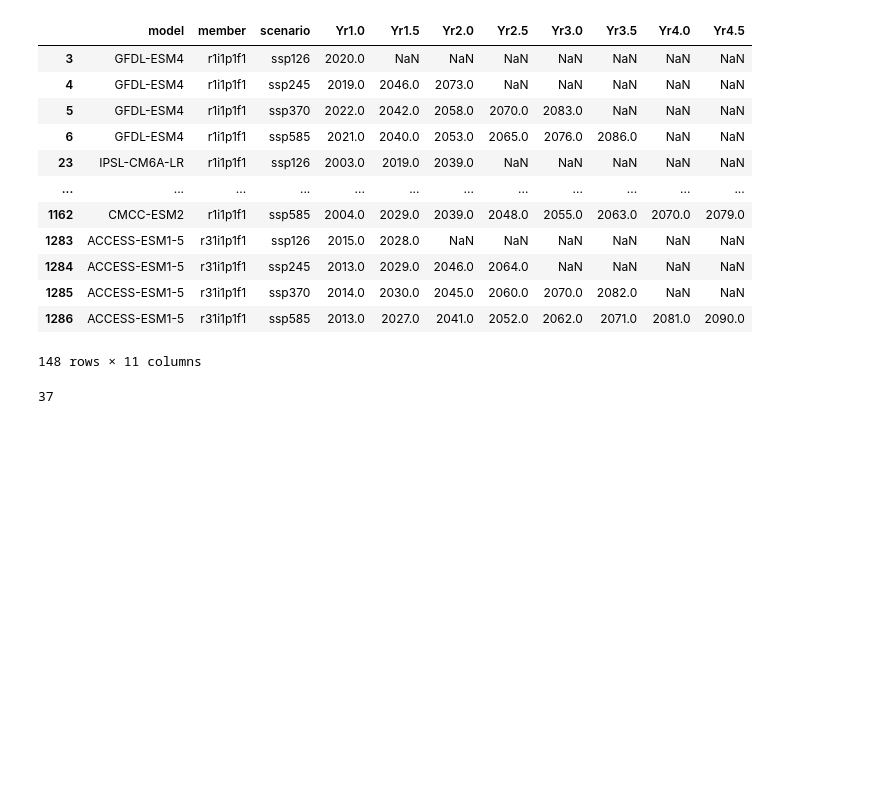
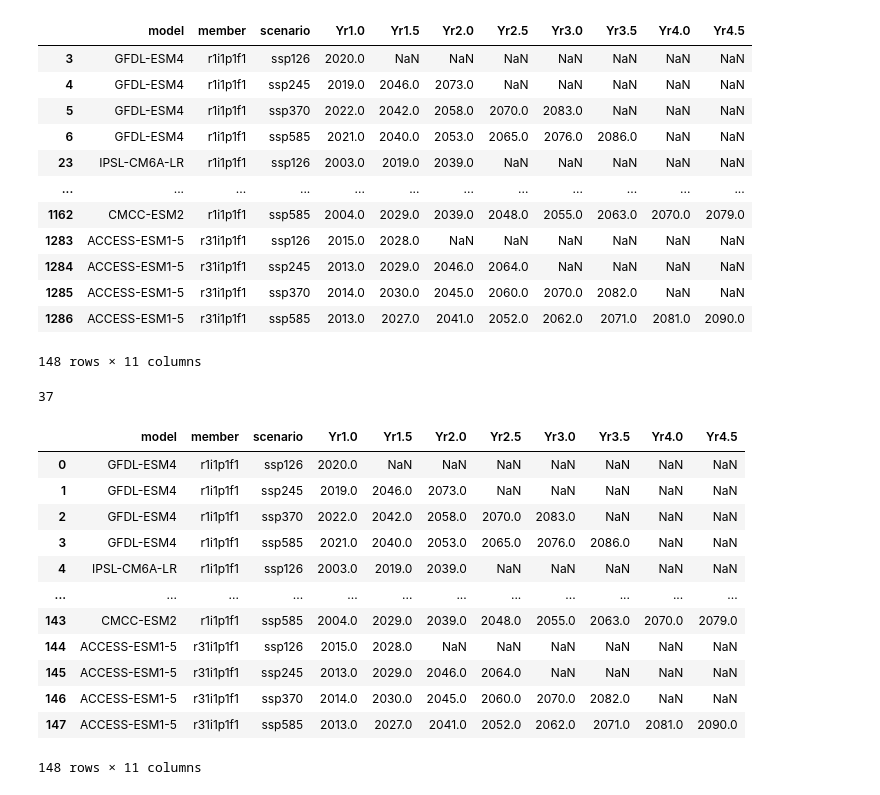
Before and after one commit to WoodwellRisk/Warming_levels, a Jupyter notebook: make_warming_year_table_for_21yr_best_subset.ipynb, the cells around one changed output. Cells and saved outputs as stored; diff of their text form; code cells hidden in the pictures; blank space fills up the shorter version.

```diff
--- a/make_warming_year_table_for_21yr_best_subset.ipynb
+++ b/make_warming_year_table_for_21yr_best_subset.ipynb
@@ -214,0 +215,17 @@ keep.to_csv('/home/abbylute/alute_bucket/warming_levels/data/warming_years_zarr_
+# %%
+keep = pd.read_csv('/home/abbylute/alute_bucket/warming_levels/data/warming_year_tables/warming_years_zarr_21yr_window_best_set.csv')
+keep
+# %% [output]
+|  | model | member | scenario | Yr1.0 | Yr1.5 | Yr2.0 | Yr2.5 | Yr3.0 | Yr3.5 | Yr4.0 | Yr4.5 |
+| 0 | GFDL-ESM4 | r1i1p1f1 | ssp126 | 2020.0 | NaN | NaN | NaN | NaN | NaN | NaN | NaN |
+| 1 | GFDL-ESM4 | r1i1p1f1 | ssp245 | 2019.0 | 2046.0 | 2073.0 | NaN | NaN | NaN | NaN | NaN |
+| 2 | GFDL-ESM4 | r1i1p1f1 | ssp370 | 2022.0 | 2042.0 | 2058.0 | 2070.0 | 2083.0 | NaN | NaN | NaN |
+| 3 | GFDL-ESM4 | r1i1p1f1 | ssp585 | 2021.0 | 2040.0 | 2053.0 | 2065.0 | 2076.0 | 2086.0 | NaN | NaN |
+| 4 | IPSL-CM6A-LR | r1i1p1f1 | ssp126 | 2003.0 | 2019.0 | 2039.0 | NaN | NaN | NaN | NaN | NaN |
+| ... | ... | ... | ... | ... | ... | ... | ... | ... | ... | ... | ... |
+| 143 | CMCC-ESM2 | r1i1p1f1 | ssp585 | 2004.0 | 2029.0 | 2039.0 | 2048.0 | 2055.0 | 2063.0 | 2070.0 | 2079.0 |
+| 144 | ACCESS-ESM1-5 | r31i1p1f1 | ssp126 | 2015.0 | 2028.0 | NaN | NaN | NaN | NaN | NaN | NaN |
+| 145 | ACCESS-ESM1-5 | r31i1p1f1 | ssp245 | 2013.0 | 2029.0 | 2046.0 | 2064.0 | NaN | NaN | NaN | NaN |
+| 146 | ACCESS-ESM1-5 | r31i1p1f1 | ssp370 | 2014.0 | 2030.0 | 2045.0 | 2060.0 | 2070.0 | 2082.0 | NaN | NaN |
+| 147 | ACCESS-ESM1-5 | r31i1p1f1 | ssp585 | 2013.0 | 2027.0 | 2041.0 | 2052.0 | 2062.0 | 2071.0 | 2081.0 | 2090.0 |
+148 rows × 11 columns
```
Also changed, not shown: parts of 3 cells of this notebook.
